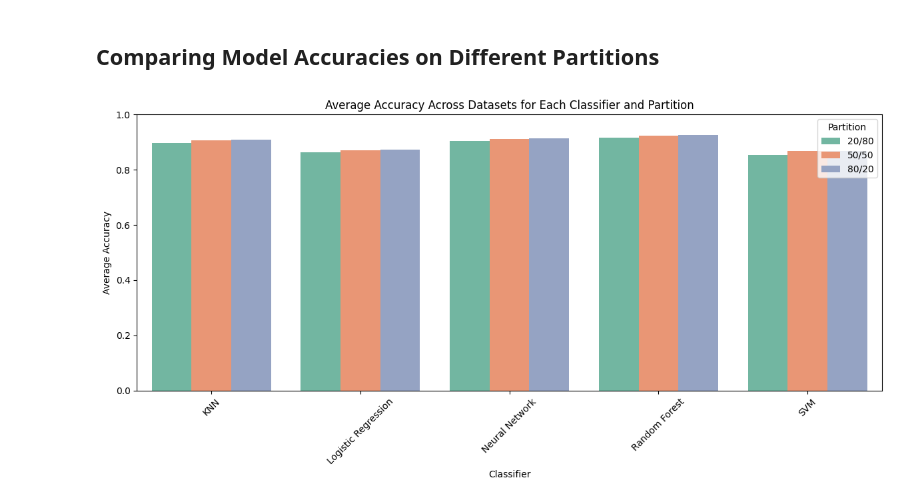
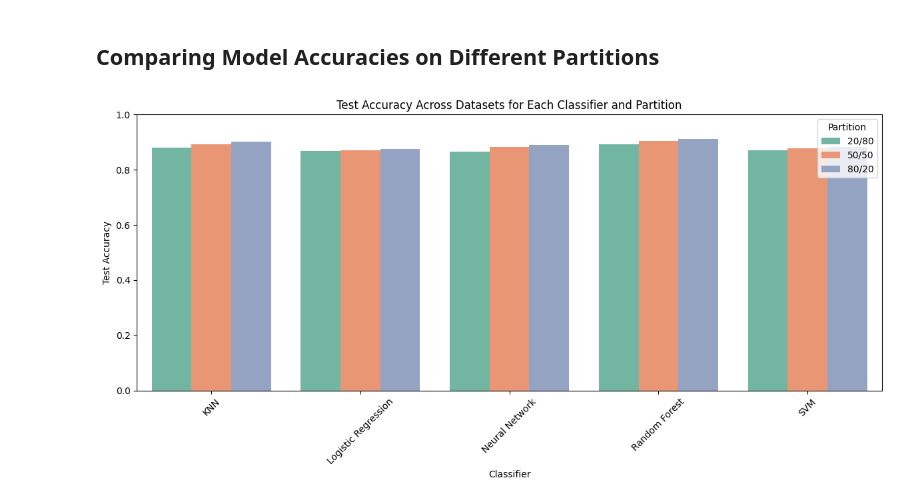
Before and after one commit to Jonathan-Ito/cogs118a_finalproj, a Jupyter notebook: final_project_code.ipynb, the cells around one changed output. Cells and saved outputs as stored; diff of their text form; code cells hidden in the pictures.

```diff
--- a/final_project_code.ipynb
+++ b/final_project_code.ipynb
@@ -579,26 +579,24 @@ for dataset in results_df['Dataset'].unique():
 ## Comparing Model Accuracies on Different Partitions
 # %%
 avg_accuracy_df = results_df.groupby(['Classifier', 'Partition'])[['Train Accuracy (Avg)', 'Validation Accuracy (Avg)', 'Test Accuracy (Avg)']].mean().reset_index()
-
-avg_accuracy_df['Average Accuracy'] = avg_accuracy_df[['Train Accuracy (Avg)', 'Validation Accuracy (Avg)', 'Test Accuracy (Avg)']].mean(axis=1)
 
 plt.figure(figsize=(12, 6))
 
 sns.barplot(
     data=avg_accuracy_df,
     x='Classifier',
-    y='Average Accuracy',
+    y='Test Accuracy (Avg)',
     hue='Partition',
     palette='Set2'
 )
 
-plt.title("Average Accuracy Across Datasets for Each Classifier and Partition")
+plt.title("Test Accuracy Across Datasets for Each Classifier and Partition")
 plt.xlabel("Classifier")
-plt.ylabel("Average Accuracy")
+plt.ylabel("Test Accuracy")
 plt.ylim(0, 1)
 plt.legend(title="Partition")
 plt.xticks(rotation=45)
 plt.tight_layout()
 plt.show()
 # %% [output]
-[figure, old version]
+[figure, new version]
```
Also changed, not shown: parts of 24 cells of this notebook.
